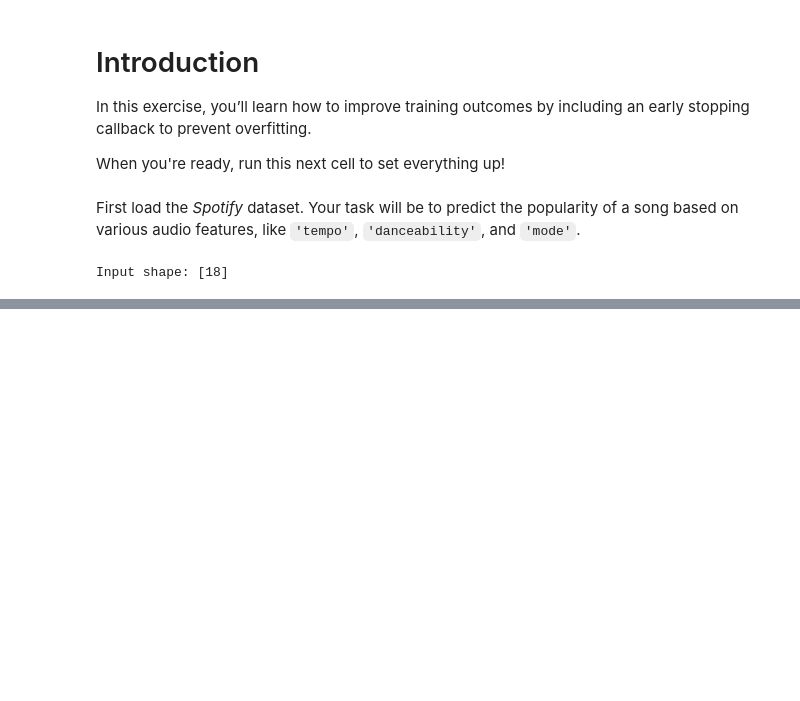
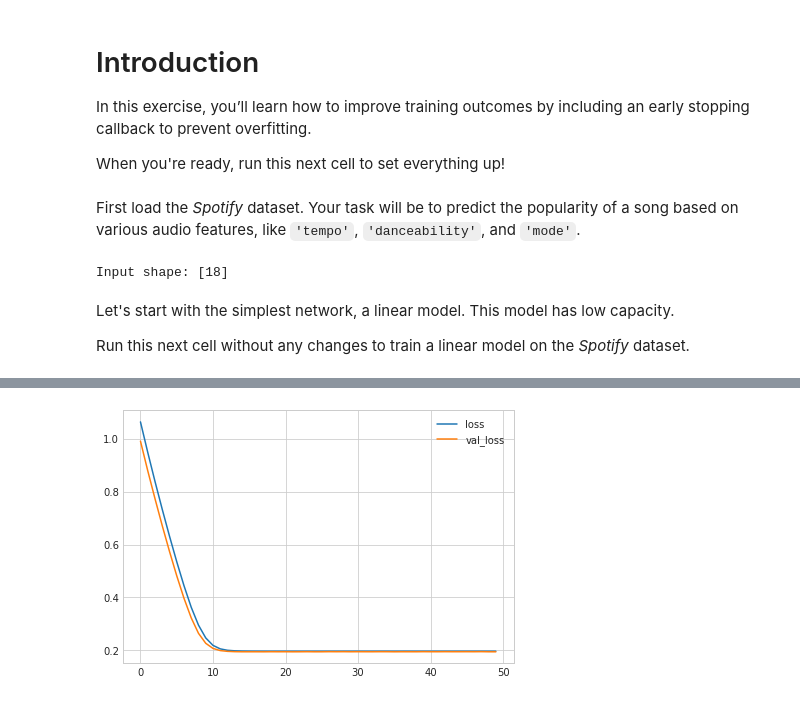
Before and after one commit to kemirandad/intro_deep_learning, a Jupyter notebook: notebooks/Exercise: Overfitting and Underfitting.ipynb, the cells around one changed output, grey strips where cells are left out. Cells and saved outputs as stored; diff of their text form; code cells hidden in the pictures; blank space fills up the shorter version.

```diff
--- a/notebooks/Exercise: Overfitting and Underfitting.ipynb
+++ b/notebooks/Exercise: Overfitting and Underfitting.ipynb
@@ -59,3 +59,26 @@ input_shape = [X_train.shape[1]]
 print("Input shape: {}".format(input_shape))
 # %% [output]
 Input shape: [18]
+# %% [markdown]
+Let's start with the simplest network, a linear model. This model has low capacity.
+
+Run this next cell without any changes to train a linear model on the *Spotify* dataset.
+# %%
+model = keras.Sequential([
+    layers.Dense(1, input_shape=input_shape),
+])
+model.compile(
+    optimizer='adam',
+    loss='mae',
+)
+history = model.fit(
+    X_train, y_train,
+    validation_data=(X_valid, y_valid),
+    batch_size=512,
+    epochs=50,
+    verbose=0, # suppress output since we'll plot the curves
+)
+history_df = pd.DataFrame(history.history)
+history_df.loc[0:, ['loss', 'val_loss']].plot()
+print("Minimum Validation Loss: {:0.4f}".format(history_df['val_loss'].min()));
+# %% [output]
@@ -61,0 +92 @@ Input shape: [18]
+[figure, added]
```
Also changed, not shown: parts of 16 cells of this notebook, 2 other files.
